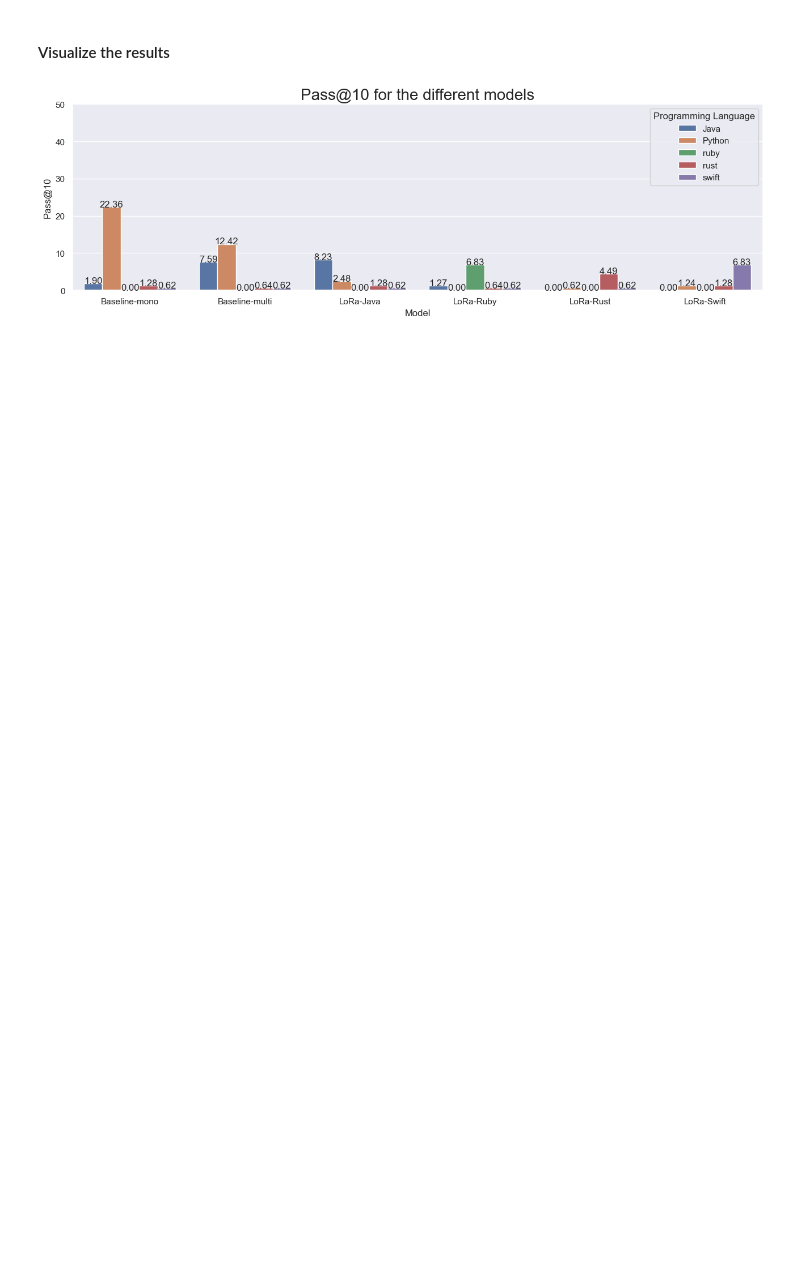
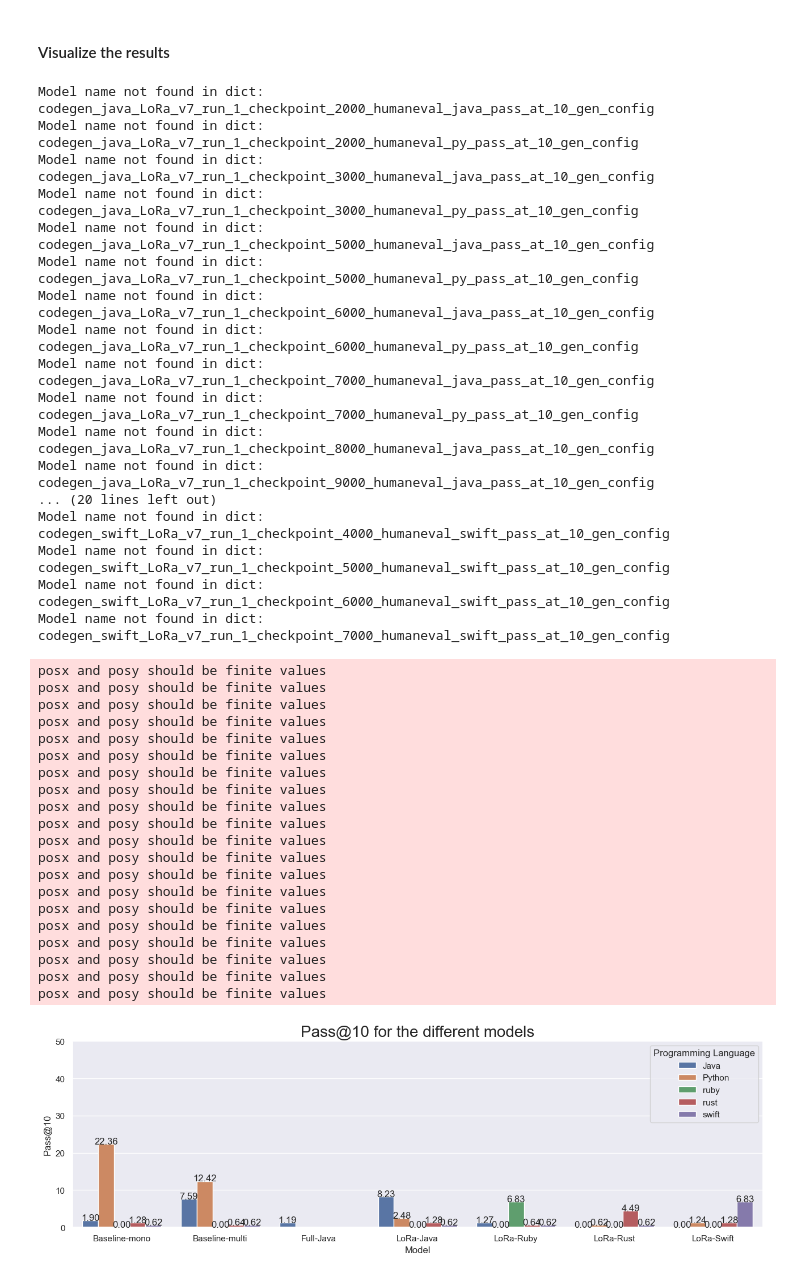
Before and after one commit to ammarnasr/LLM-for-code-intelligence, a Jupyter notebook: Evaluation/MultiPL-E/demo.ipynb, the cells around one changed output. Drawn from its saved outputs; the diff is of its cells as text; code cells hidden in the pictures; blank space fills up the shorter version.

```diff
--- a/Evaluation/MultiPL-E/demo.ipynb
+++ b/Evaluation/MultiPL-E/demo.ipynb
@@ -252,6 +141,7 @@ model_names_dict = {
     'codegen_350M_multi_humaneval_rs_pass_at_10_gen_config': 'Baseline-multi',
     'codegen_350M_multi_humaneval_swift_pass_at_10_gen_config': 'Baseline-multi',
 
+    'codegen_java_Full_v6.5_run_2_checkpoint_10000_humaneval_java_pass_at_100_gen_config': 'Full-Java',
 
     'codegen_java_LoRa_v7_run_1_checkpoint_10000_humaneval_java_pass_at_10_gen_config': 'LoRa-Java',
     'codegen_java_LoRa_v7_run_1_checkpoint_10000_humaneval_py_pass_at_10_gen_config': 'LoRa-Java',
@@ -280,6 +170,7 @@ model_names_dict = {
     'codegen_swift_LoRa_v7_run_1_checkpoint_10000_humaneval_rs_pass_at_10_gen_config': 'LoRa-Swift',
     'codegen_swift_LoRa_v7_run_1_checkpoint_10000_humaneval_java_pass_at_10_gen_config': 'LoRa-Swift',
 
+
 }
 
 
@@ -292,7 +183,7 @@ for model in results.keys():
     if model_name in model_names_dict.keys():
         model_name = model_names_dict[model_name]
     else:
-        # print('Model name not found in dict: ' + model_name)
+        print('Model name not found in dict: ' + model_name)
         continue
     dataset_name = model_results['pass@10']['dataset']
     pass_10 = model_results['pass@10']['estimate']
@@ -339,34 +230,71 @@ df['Programming Language'] = df['Programming Language'].replace({'java': 'Java',
 #Sort the dataframe by the model name
 df = df.sort_values(by=['Model'])
 
 #Set the pass type to plot
 pass_type = 'Pass@10'
 
 
 #Plot the results
 #Set the style
 sns.set_theme(style="whitegrid")
 #Set the plot size
 sns.set(rc={'figure.figsize':(15.7,4.27)})
 ax = sns.barplot(x="Model", y=pass_type, hue="Programming Language", data=df)
 ax.set_xticklabels(ax.get_xticklabels(), rotation=0)
 #set the y axis to start at 0 and end at 50
 plt.ylim(0, 50)
 #writer the y values on top of the bars
 for p in ax.patches:
     height = p.get_height()
     ax.text(p.get_x()+p.get_width()/2.,
             height + 0.01,
             '{:1.2f}'.format(height),
             ha="center")
 #Add a title in bigger font
 plt.title(f'{pass_type} for the different models', fontsize=20)
 
 fig_name = f'final_pass_at_10.pdf'
 plt.savefig(fig_name, bbox_inches='tight')
 plt.show()
 # %% [output]
+Model name not found in dict: codegen_java_LoRa_v7_run_1_checkpoint_2000_humaneval_java_pass_at_10_gen_config
+Model name not found in dict: codegen_java_LoRa_v7_run_1_checkpoint_2000_humaneval_py_pass_at_10_gen_config
+Model name not found in dict: codegen_java_LoRa_v7_run_1_checkpoint_3000_humaneval_java_pass_at_10_gen_config
+Model name not found in dict: codegen_java_LoRa_v7_run_1_checkpoint_3000_humaneval_py_pass_at_10_gen_config
+Model name not found in dict: codegen_java_LoRa_v7_run_1_checkpoint_5000_humaneval_java_pass_at_10_gen_config
+Model name not found in dict: codegen_java_LoRa_v7_run_1_checkpoint_5000_humaneval_py_pass_at_10_gen_config
+Model name not found in dict: codegen_java_LoRa_v7_run_1_checkpoint_6000_humaneval_java_pass_at_10_gen_config
+Model name not found in dict: codegen_java_LoRa_v7_run_1_checkpoint_6000_humaneval_py_pass_at_10_gen_config
+Model name not found in dict: codegen_java_LoRa_v7_run_1_checkpoint_7000_humaneval_java_pass_at_10_gen_config
+Model name not found in dict: codegen_java_LoRa_v7_run_1_checkpoint_7000_humaneval_py_pass_at_10_gen_config
+Model name not found in dict: codegen_java_LoRa_v7_run_1_checkpoint_8000_humaneval_java_pass_at_10_gen_config
+Model name not found in dict: codegen_java_LoRa_v7_run_1_checkpoint_9000_humaneval_java_pass_at_10_gen_config
+... (20 lines left out)
+Model name not found in dict: codegen_swift_LoRa_v7_run_1_checkpoint_4000_humaneval_swift_pass_at_10_gen_config
+Model name not found in dict: codegen_swift_LoRa_v7_run_1_checkpoint_5000_humaneval_swift_pass_at_10_gen_config
+Model name not found in dict: codegen_swift_LoRa_v7_run_1_checkpoint_6000_humaneval_swift_pass_at_10_gen_config
+Model name not found in dict: codegen_swift_LoRa_v7_run_1_checkpoint_7000_humaneval_swift_pass_at_10_gen_config
+posx and posy should be finite values
+posx and posy should be finite values
+posx and posy should be finite values
+posx and posy should be finite values
+posx and posy should be finite values
+posx and posy should be finite values
+posx and posy should be finite values
+posx and posy should be finite values
+posx and posy should be finite values
+posx and posy should be finite values
+posx and posy should be finite values
+posx and posy should be finite values
+posx and posy should be finite values
+posx and posy should be finite values
+posx and posy should be finite values
+posx and posy should be finite values
+posx and posy should be finite values
+posx and posy should be finite values
+posx and posy should be finite values
+posx and posy should be finite values
-[figure, old version]
+[figure, new version]
 # %%
 sns.set(rc={'figure.figsize':(23.7,6.27)})
 ax = sns.barplot(x="Model", y=pass_type, hue="Programming Language", data=df)
```
Also changed, not shown: parts of 3 cells of this notebook, 42 other files.
